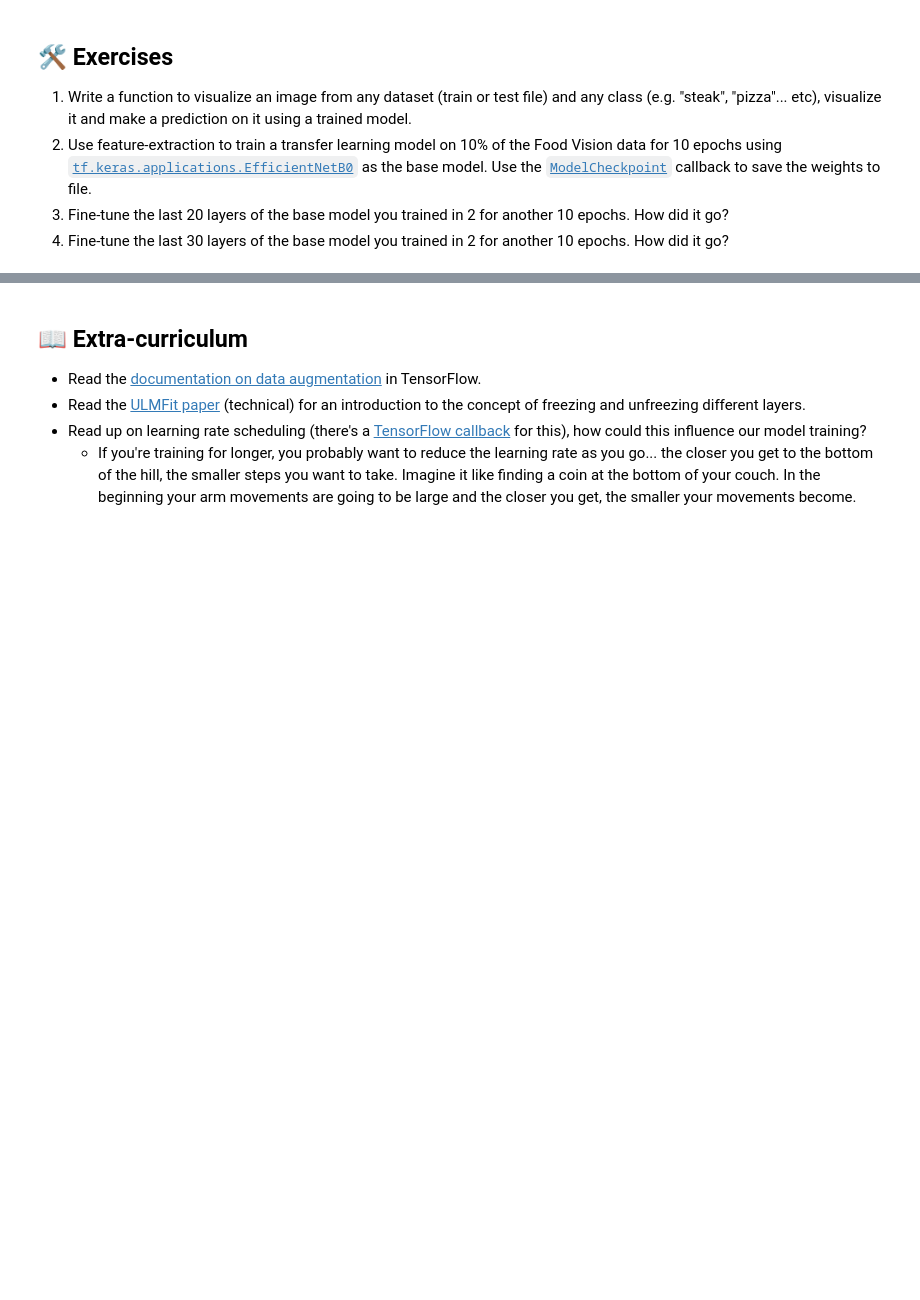
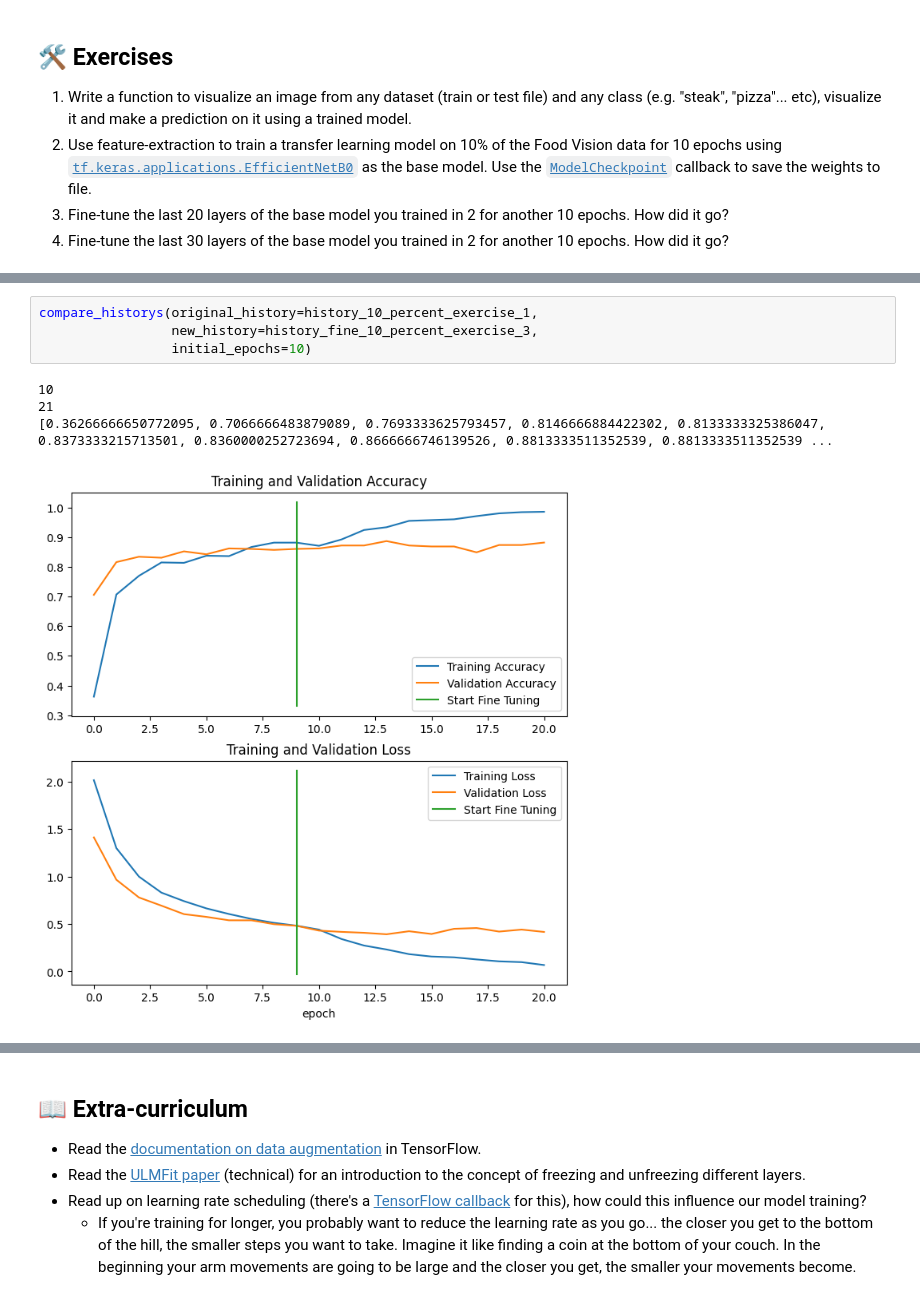
Before and after one commit to huijunam/udemy_tensorflow_lecture, a Jupyter notebook: chapter5/05_transfer_learning_in_tensorflow_part_2_fine_tuning_ipynb의_사본.ipynb, the cells around one changed output, grey strips where cells are left out. Drawn from its saved outputs; the diff is of its cells as text; blank space fills up the shorter version.

```diff
--- a/chapter5/05_transfer_learning_in_tensorflow_part_2_fine_tuning_ipynb의_사본.ipynb
+++ b/chapter5/05_transfer_learning_in_tensorflow_part_2_fine_tuning_ipynb의_사본.ipynb
@@ -1643,0 +1923,9 @@
+# %%
+compare_historys(original_history=history_10_percent_exercise_1,
+                 new_history=history_fine_10_percent_exercise_3,
+                 initial_epochs=10)
+# %% [output]
+10
+21
+[0.36266666650772095, 0.7066666483879089, 0.7693333625793457, 0.8146666884422302, 0.8133333325386047, 0.8373333215713501, 0.8360000252723694, 0.8666666746139526, 0.8813333511352539, 0.8813333511352539 ...
+[figure, added]
```
Also changed, not shown: parts of 25 cells of this notebook, 2 other files.
